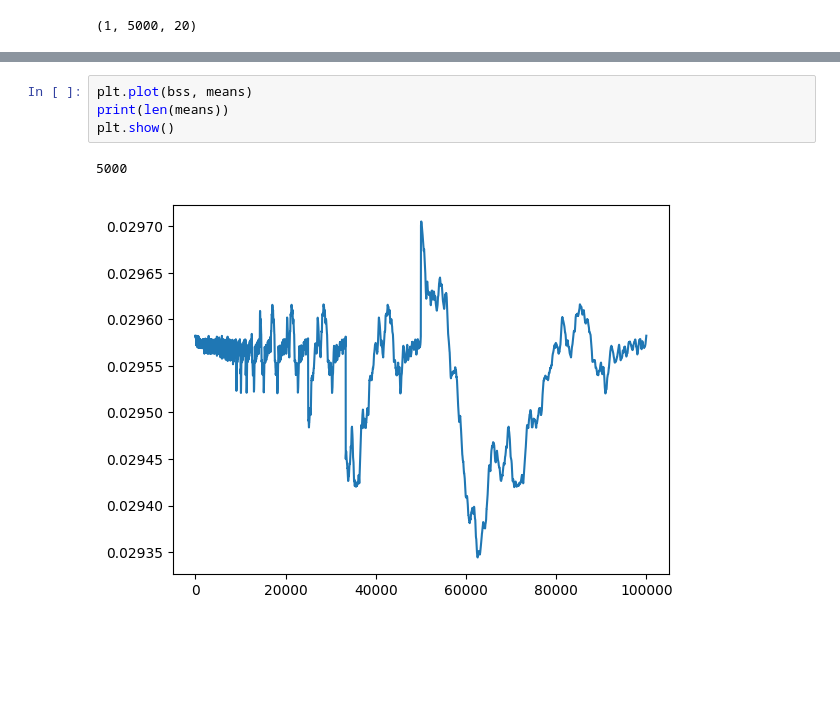
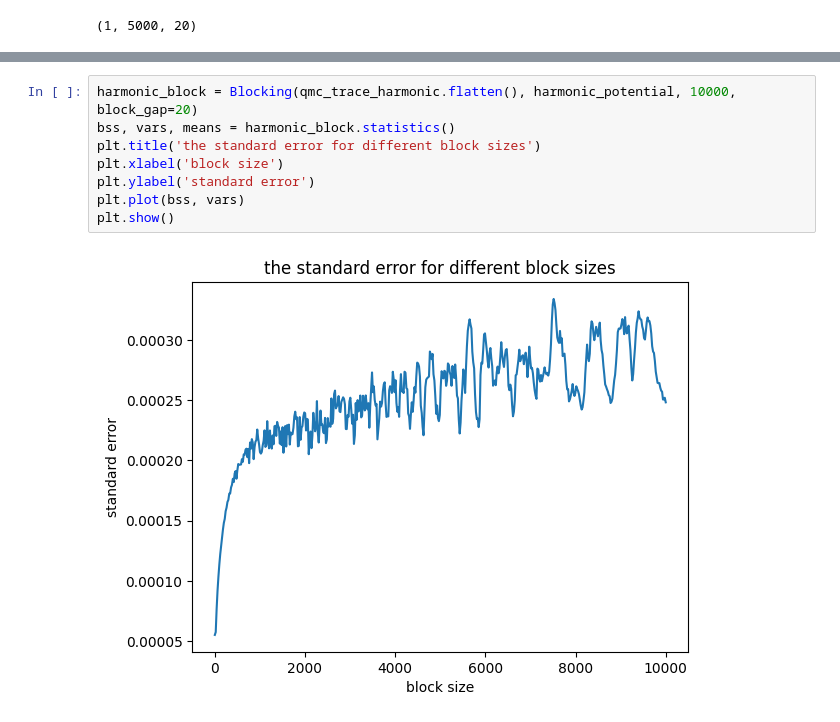
Before and after one commit to Shengzhu2021/QMC, a Jupyter notebook: example.ipynb, the cells around one changed output, grey strips where cells are left out. Cells and saved outputs as stored; diff of their text form; blank space fills up the shorter version.

```diff
--- a/example.ipynb
+++ b/example.ipynb
@@ -101,7 +88,10 @@ plt.show()
-# %%
-plt.plot(bss, means)
-print(len(means))
-plt.show()
-# %% [output]
-5000
-[figure, removed]
+# %%
+harmonic_block = Blocking(qmc_trace_harmonic.flatten(), harmonic_potential, 10000, block_gap=20)
+bss, vars, means = harmonic_block.statistics()
+plt.title('the standard error for different block sizes')
+plt.xlabel('block size')
+plt.ylabel('standard error')
+plt.plot(bss, vars)
+plt.show()
+# %% [output]
+[figure, added]
```
Also changed, not shown: parts of 6 cells of this notebook, 5 other files.
